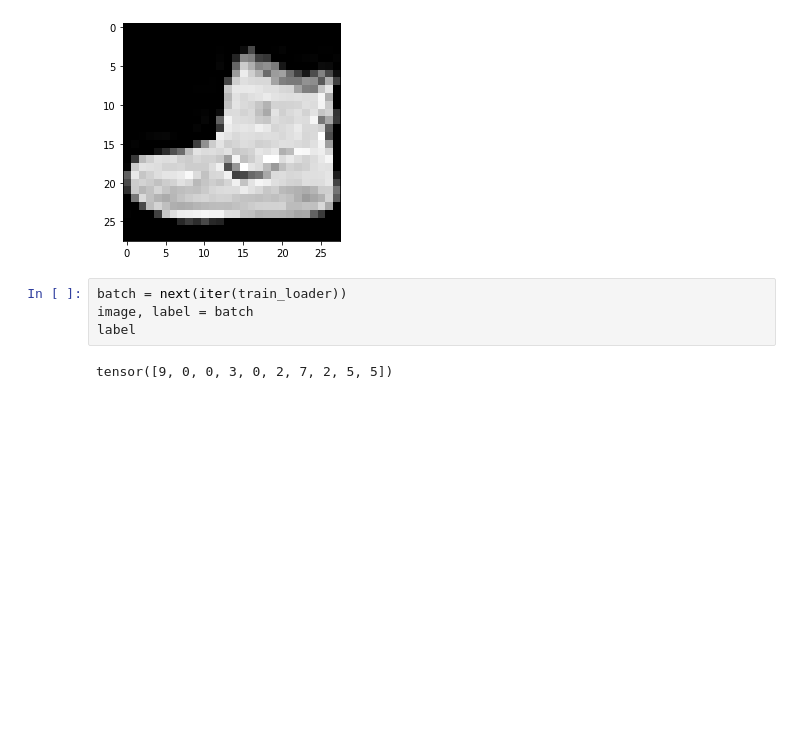
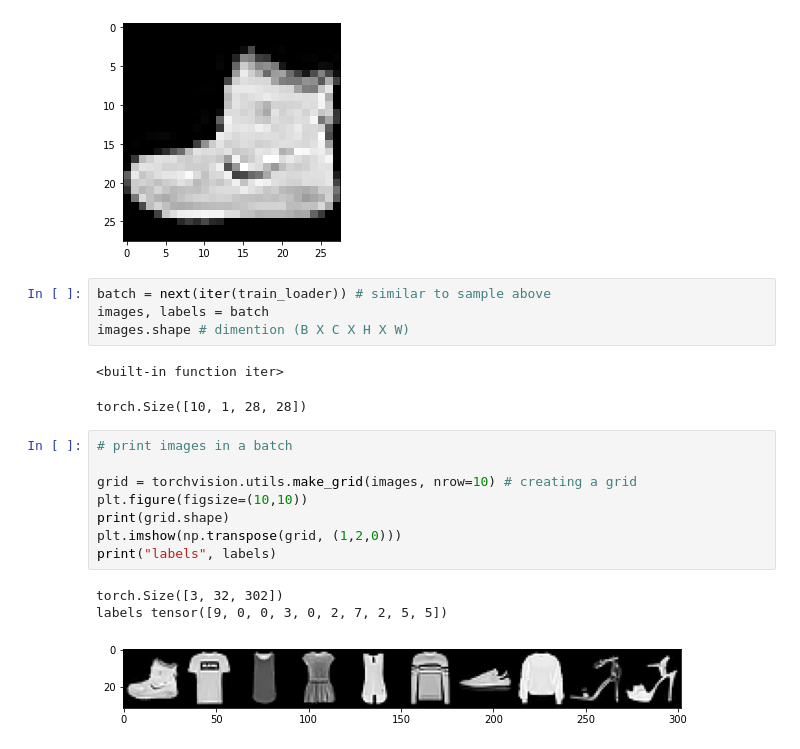
Before and after one commit to KushalKumarJujare/DeepLearningAmateur, a Jupyter notebook: PytorchLearn.ipynb, the cells around one changed output. Saved outputs shown, nothing was run; the diff lists cells and outputs as text; blank space fills up the shorter version.

```diff
--- a/PytorchLearn.ipynb
+++ b/PytorchLearn.ipynb
@@ -118,9 +118,22 @@ print("label",label)
 torch.Size([28, 28])
 label 9
 [figure]
-# %%
-batch = next(iter(train_loader))
-image, label = batch
-label
-# %% [output]
-tensor([9, 0, 0, 3, 0, 2, 7, 2, 5, 5])
+# %%
+batch = next(iter(train_loader)) # similar to sample above
+images, labels = batch
+images.shape # dimention (B X C X H X W)
+# %% [output]
+<built-in function iter>
+torch.Size([10, 1, 28, 28])
+# %%
+# print images in a batch
+
+grid = torchvision.utils.make_grid(images, nrow=10) # creating a grid
+plt.figure(figsize=(10,10))
+print(grid.shape)
+plt.imshow(np.transpose(grid, (1,2,0)))
+print("labels", labels)
+# %% [output]
+torch.Size([3, 32, 302])
+labels tensor([9, 0, 0, 3, 0, 2, 7, 2, 5, 5])
+[figure, added]
```
Also changed, not shown: parts of 1 cell of this notebook.
